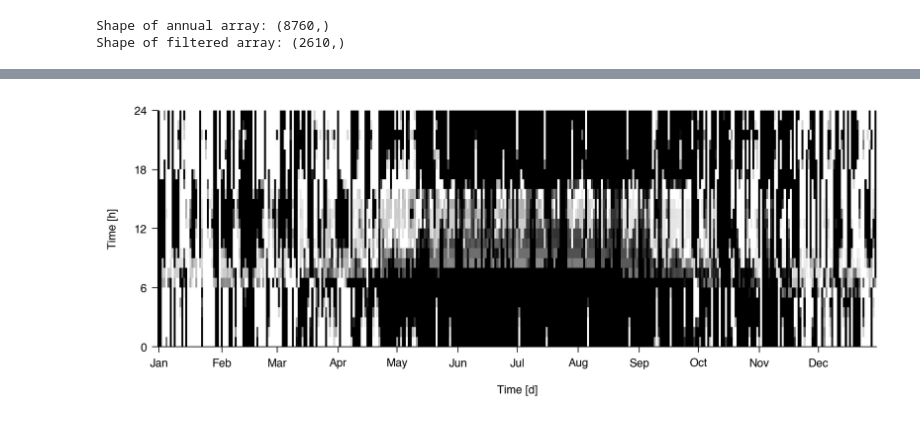
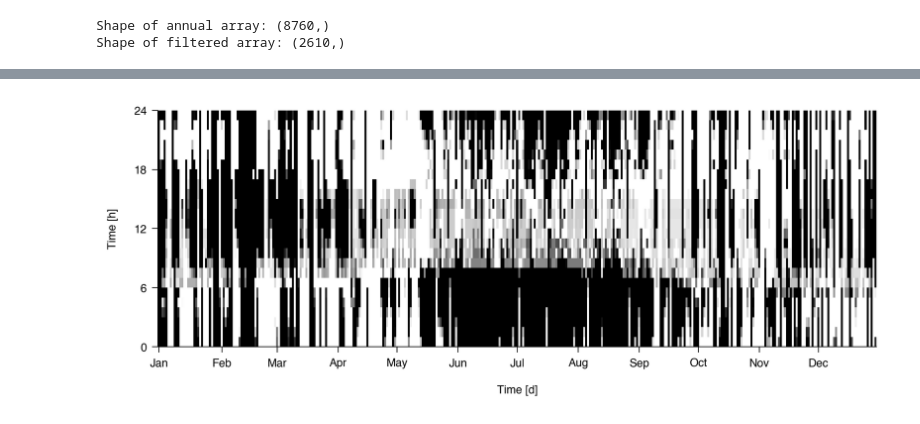
Before and after one commit to t-kramer/comfortSIM, a Jupyter notebook: examples.ipynb, the cells around one changed output, grey strips where cells are left out. Saved outputs shown, nothing was run; the diff lists cells and outputs as text; code cells hidden in the pictures.

Commit message:
build: add to Comfort class

```diff
--- a/examples.ipynb
+++ b/examples.ipynb
@@ -19,0 +5,5 @@ Empirical: 0.62
+# %%
+env = classes.Environment()
+env.load_parameter('air_temperature', 'data/sample-data/csv/air_temperature.csv')
+env.load_parameter('relative_humidity', 'data/sample-data/csv/relative_humidity.csv')
+env.load_parameter('mean_radiant_temperature', 'data/sample-data/csv/mean_radiant_temperature.csv')
@@ -19,0 +12,6 @@ Empirical: 0.62
+# %%
+pmv_comfort = classes.PMV(env)
+pmv_comfort.calculate_comfort_index()
+print(f'Shape of comfort result array: {pmv_comfort.get_comfort_index().shape}')
+print("Annual Spatial Autonomies (80% area threshold):")
+print(f'{pmv_comfort.index}: {pmv_comfort.calculate_spatial_autonomy().annual_autonomy}')
@@ -54,4 +59,4 @@ visualize.plot_hourly_autonomy(adaptive_array, "Adaptive")
 # %%
-visualize.plot_daily_autonomy(metrics.calculate_spatial_autonomy(pmv_array).hourly_autonomy)
+visualize.plot_daily_autonomy(pmv_comfort.calculate_spatial_autonomy().hourly_autonomy)
 # %% [output]
-[figure, old version]
+[figure, new version]
```
Also changed, not shown: parts of 11 cells of this notebook, 2 other files.
